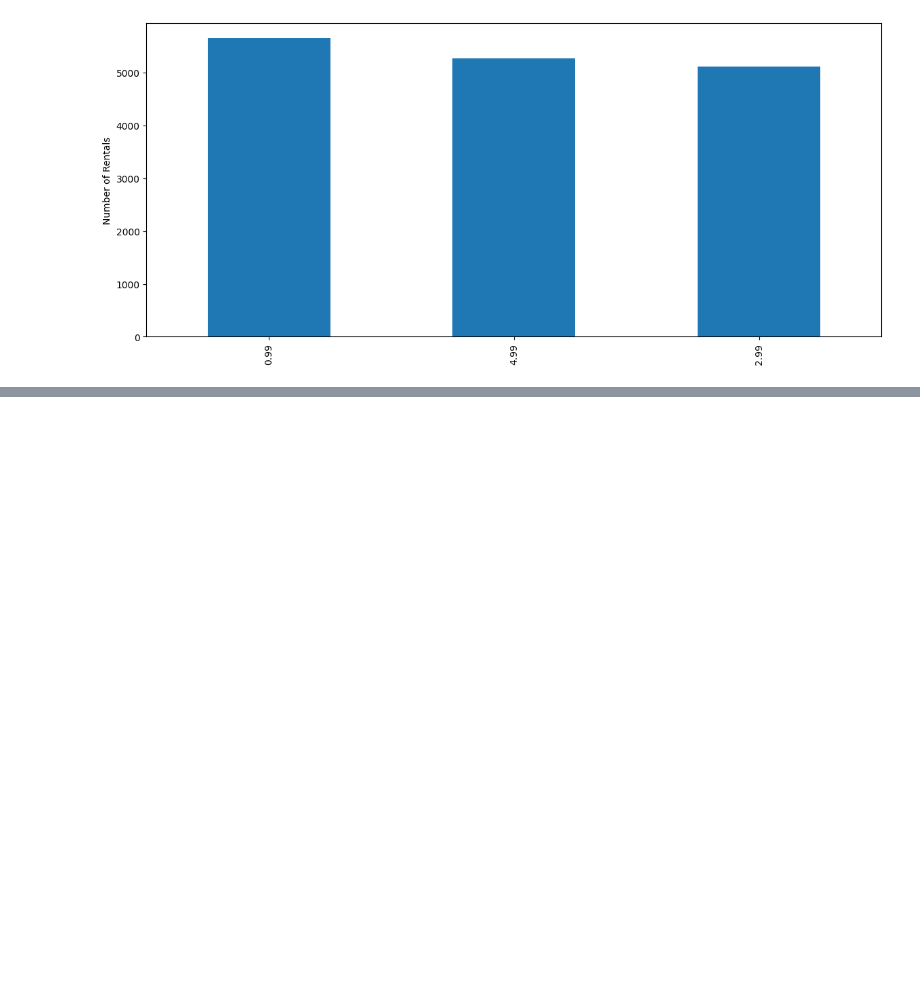
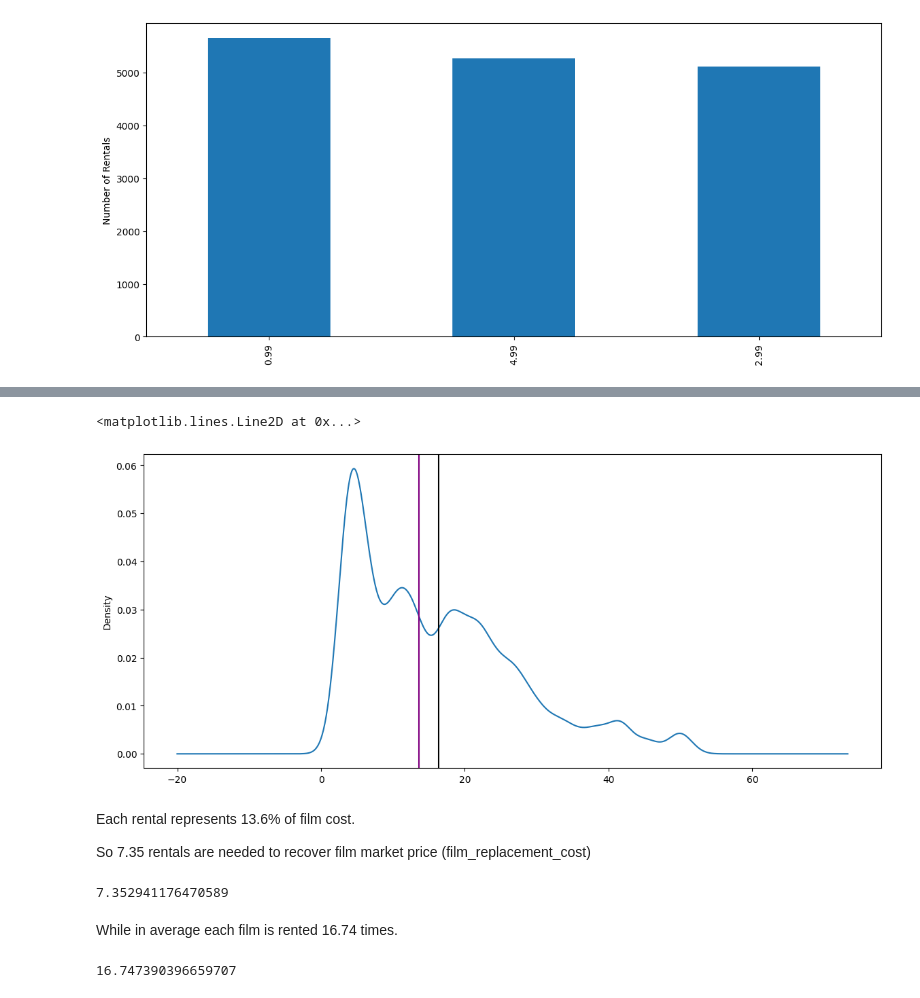
Before and after one commit to fabinahian/Data-Analysis-with-Python-by-freeCodeCamp, a Jupyter notebook: data-analysis-with-python-example-b.ipynb, the cells around one changed output, grey strips where cells are left out. Drawn from its saved outputs; the diff is of its cells as text; code cells hidden in the pictures; blank space fills up the shorter version.

```diff
--- a/data-analysis-with-python-example-b.ipynb
+++ b/data-analysis-with-python-example-b.ipynb
@@ -118,0 +169,21 @@ Text(0, 0.5, 'Number of Rentals')
+# %%
+ax = df['rental_gain_return'].plot(kind='density', figsize=(14,6)) # kde
+ax.axvline(df['rental_gain_return'].mean(), color='black')
+ax.axvline(df['rental_gain_return'].median(), color='purple')
+# %% [output]
+<matplotlib.lines.Line2D at 0x...>
+[figure, added]
+# %% [markdown]
+Each rental represents 13.6% of film cost.
+
+So 7.35 rentals are needed to recover film market price (film_replacement_cost)
+# %%
+100 / 13.6
+# %% [output]
+7.352941176470589
+# %% [markdown]
+While in average each film is rented 16.74 times.
+# %%
+df['film_title'].value_counts().mean()
+# %% [output]
+16.747390396659707
```
Also changed, not shown: parts of 15 cells of this notebook.
